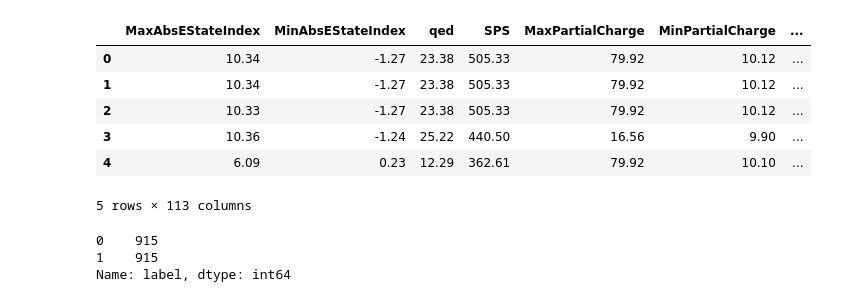
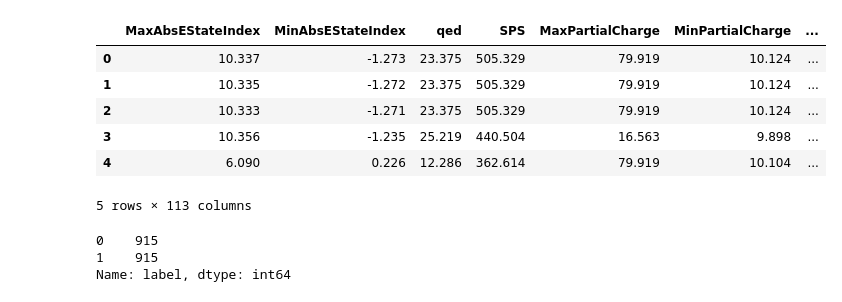
Before and after one commit to Protolaw/a2a_binary_classifier, a Jupyter notebook: lazy.ipynb, the cells around one changed output. Saved outputs shown, nothing was run; the diff lists cells and outputs as text; code cells hidden in the pictures.

```diff
--- a/lazy.ipynb
+++ b/lazy.ipynb
@@ -39,13 +22,13 @@ from DataPreparation import DataPreparation
 # %%
-df = pd.read_csv('./data/balanced_dataframe.csv', index_col=None)
+df = pd.read_csv(f'{data_path}/balanced_dataframe.csv', index_col=None)
 df.head()
 # %% [output]
 |  | MaxAbsEStateIndex | MinAbsEStateIndex | qed | SPS | MaxPartialCharge | MinPartialCharge | ... |
-| 0 | 10.34 | -1.27 | 23.38 | 505.33 | 79.92 | 10.12 | ... |
-| 1 | 10.34 | -1.27 | 23.38 | 505.33 | 79.92 | 10.12 | ... |
-| 2 | 10.33 | -1.27 | 23.38 | 505.33 | 79.92 | 10.12 | ... |
-| 3 | 10.36 | -1.24 | 25.22 | 440.50 | 16.56 | 9.90 | ... |
-| 4 | 6.09 | 0.23 | 12.29 | 362.61 | 79.92 | 10.10 | ... |
+| 0 | 10.337 | -1.273 | 23.375 | 505.329 | 79.919 | 10.124 | ... |
+| 1 | 10.335 | -1.272 | 23.375 | 505.329 | 79.919 | 10.124 | ... |
+| 2 | 10.333 | -1.271 | 23.375 | 505.329 | 79.919 | 10.124 | ... |
+| 3 | 10.356 | -1.235 | 25.219 | 440.504 | 16.563 | 9.898 | ... |
+| 4 | 6.090 | 0.226 | 12.286 | 362.614 | 79.919 | 10.104 | ... |
 5 rows × 113 columns
 # %%
 X = df.drop(columns=['label'])
```
Also changed, not shown: parts of 11 cells of this notebook.
